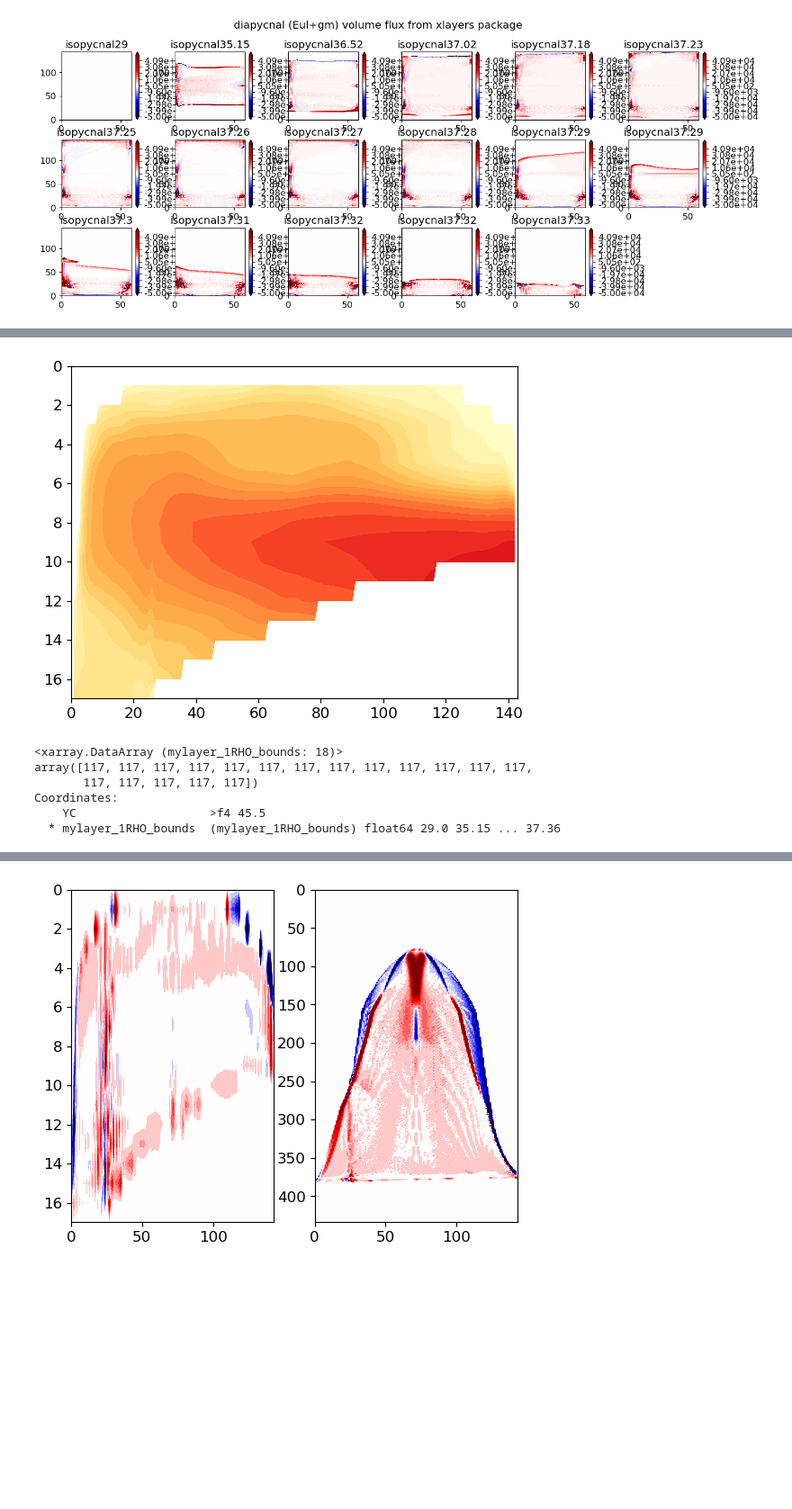
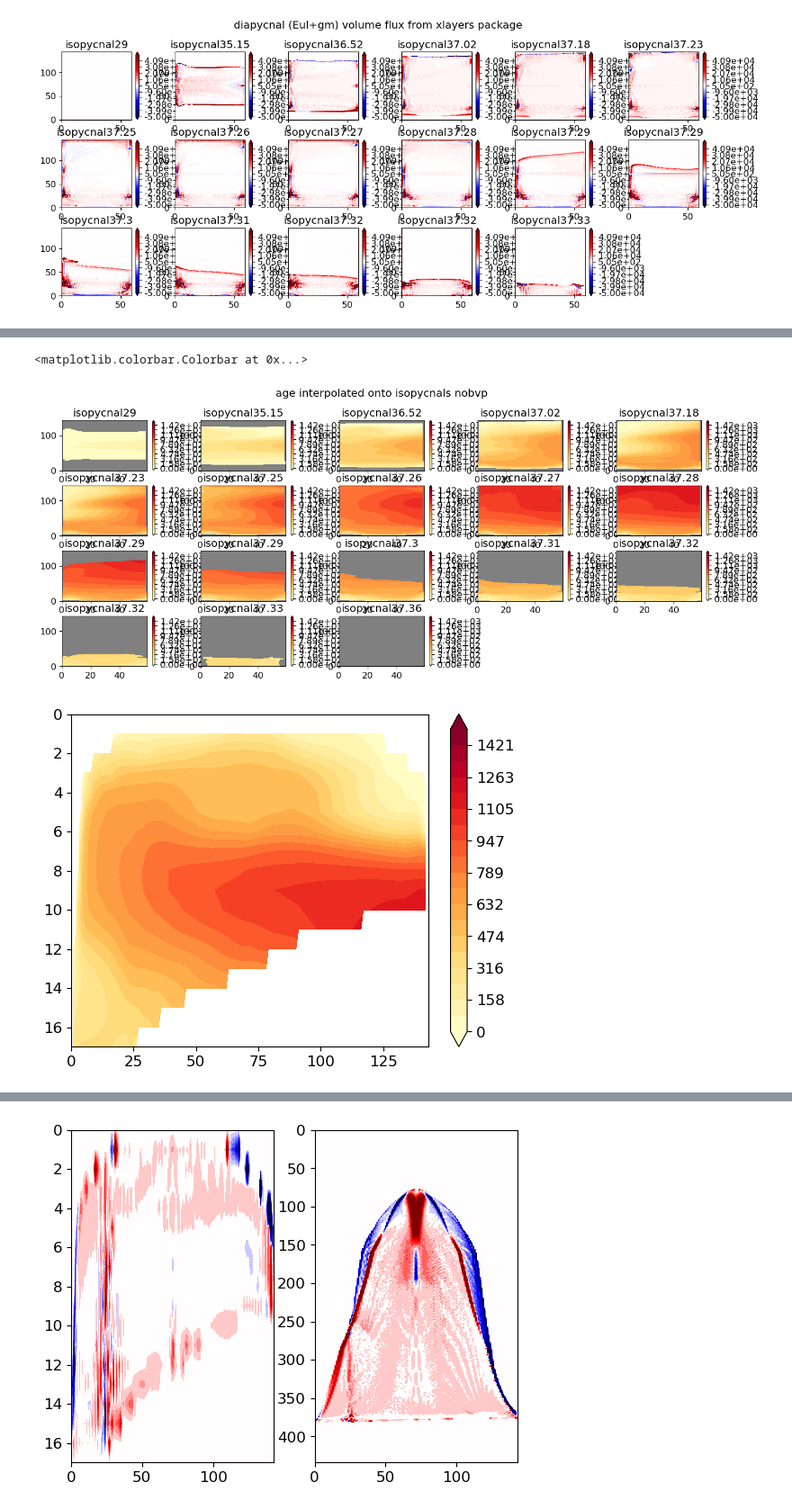
Before and after one commit to anthony-meza/test_age_framework, a Jupyter notebook: single_basin_production_figures.ipynb, the cells around one changed output, grey strips where cells are left out. Shown at 90% size. Drawn from its saved outputs; the diff is of its cells as text; code cells hidden in the pictures; blank space fills up the shorter version.

Commit message:
Update single_basin_production_figures.ipynb
backup

```diff
--- a/single_basin_production_figures.ipynb
+++ b/single_basin_production_figures.ipynb
@@ -662,14 +662,14 @@ Text(0.5, 0.98, 'diapycnal (Eul+gm) volume flux from xlayers package')
 #top view of age interpolated to isopycnals
 
 age=dsGM2x.PTRtave01
-age=age.where(rho_nonan).mean('time')
+age=age.where(dsGM2x.maskC).mean('time')
 agez_layers= layers_apply(age.fillna(0) ,(rho_nonan-1000), np.array(layers1_bounds), dsGM2x.drF, dsGM2x.drC, 10, 'Z', 'mylayer_1RHO_bounds')
 z_layers= layers_apply(xr.ones_like(age).where(~np.isnan(age)).fillna(0),(rho_nonan-1000), np.array(layers1_bounds), dsGM2x.drF, dsGM2x.drC, 10, 'Z', 'mylayer_1RHO_bounds')
 age_layers=(agez_layers/z_layers).load()
-'''
+
 fig = plt.figure(figsize=(16,6))
-for i in range(0,Nlayersbin-1):
-    plt.subplot(3,5, i+1)
+for i in range(0,Nlayersbin):
+    plt.subplot(4,5, i+1)
     #dsGM2x.ADVrTr01.isel(Zl=i).mean('time').plot.contourf(levels=np.linspace(-4.5e-16,4.5e-16,20))
     #im=(dsGM2x.ADVrTr01+AgefluxGM).where(dsGM2x.ADVrTr01!=0).isel(Zl=i).mean('time').plot.contourf(levels=np.arange(-5,5.1,0.5)*1e14,add_colorbar=False,extend='both')
     #im=(AgefluxGM).where(dsGM2x.ADVrTr01!=0).isel(Zl=i).mean('time').plot.contourf(levels=np.arange(-5,5.1,0.5)*1e14,add_colorbar=False,extend='both')
@@ -681,7 +681,7 @@ for i in range(0,Nlayersbin-1):
     plt.gca().set_facecolor("grey")
 fig.subplots_adjust(wspace=0.3,hspace=0.3)
 fig.suptitle('age interpolated onto isopycnals nobvp')
-'''
+plt.figure()
 
 age_layers_zonal=(agez_layers.sum('XC')/z_layers.sum('XC'))
 '''
@@ -690,6 +690,8 @@ plt.contourf((age_layers_zonal.T/31104000),cmap=plt.cm.YlOrRd,levels=np.linspace
 plt.gca().invert_yaxis()
 plt.title('zonal mean age at ')
 '''
+
+
 #interpolating age at the center of density layer to the boundary of density layers
 agez_layers_np=agez_layers.load().data
 z_layers_np=z_layers.load().data
@@ -697,9 +699,20 @@ agez_layers_np.shape
 agez_layers_np_bounds=0*agez_layers_np
 z_layers_np_bounds=0*z_layers_np
 agez_layers_np_bounds[:,:,1:]=(agez_layers_np[:,:,1:]+agez_layers_np[:,:,0:-1])
+agez_layers_np_bounds[:,:,0]=agez_layers_np[:,:,0]
+#z_layers_np[z_layers_np==0]=np.nan
+#z_layers_mask=0*z_layers_np
+#z_layers_mask[:,:,0]=z_layers_np[:,:,0]
+#z_layers_mask[:,:,1:]=z_layers_np[:,:,1:]*z_layers_np[:,:,0:-1]
+#z_layers_mask[z_layers_mask!=0]=1
+#print("z_layers_mask:",z_layers_mask)
 z_layers_np_bounds[:,:,1:]=(z_layers_np[:,:,1:]+z_layers_np[:,:,0:-1])
+z_layers_np_bounds[:,:,0]=z_layers_np_bounds[:,:,0]
+#agez_layers_np_bounds=agez_layers_np_bounds
+#z_layers_np_bounds=z_layers_np_bounds
 age_layers_np_bounds=agez_layers_np_bounds/z_layers_np_bounds
-
+age_layers_np_bounds[age_layers_np_bounds==0]=np.nan
+#print(age_layers_np_bounds)
 '''
 #plotting top view of age interpolated to boundary of density layers
 fig = plt.figure(figsize=(16,6))
@@ -727,7 +740,10 @@ age_layers_zonal=(agez_layers.sum('XC')/z_layers.sum('XC'))
 ##
 
 plt.contourf((agez_layers_bounds_zonal.T/31104000),cmap=plt.cm.YlOrRd,levels=np.linspace(0,1500,20),extend='both')
+#plt.pcolor((agez_layers_bounds_zonal.T/31104000),cmap=plt.cm.YlOrRd,vmin=0,vmax=1500)
+
 plt.gca().invert_yaxis()
+plt.colorbar()
 # %% [output]
 Warning: theta_in may not be monotonically ascending/descending
 Warning: theta_in may not be monotonically ascending/descending
@@ -736,31 +752,3 @@ Warning: theta_in may not be monotonically ascending/descending
+<matplotlib.colorbar.Colorbar at 0x...>
-[figure, old version]
+[figure, new version]
+[figure, added]
-# %%
-'''
-upage_area
-agez_layers_np_bounds_xr
-PsiX_layers_zonalsum
-maxidsargmax
-upage_area=(agez_layers_np_bounds_xr*rA).where(mask).sum('XC').sum('YC')/(z_layers_np_bounds_xr*rA).where(mask).sum('XC').sum('YC')
-mask
-latidxr=xr.ones_like(agez_layers_np_bounds_xr)
-latidxr=latidxr.cumsum('YC')-1
-latidxr
-upmask=latidxr<maxidslat40
-
-
-latidxr
-maxidslat40
-latidxr=xr.ones_like(agez_layers_np_bounds_xr)
-latidxr=latidxr.cumsum('YC')-1
-latidxr.sel(YC=45.5)
-maxlats
-'''
-maxidslat40
-maxidslat40
-# %% [output]
-<xarray.DataArray (mylayer_1RHO_bounds: 18)>
-array([117, 117, 117, 117, 117, 117, 117, 117, 117, 117, 117, 117, 117,
-       117, 117, 117, 117, 117])
-Coordinates:
-    YC                   >f4 45.5
-  * mylayer_1RHO_bounds  (mylayer_1RHO_bounds) float64 29.0 35.15 ... 37.36
```
Also changed, not shown: parts of 5 cells of this notebook.
